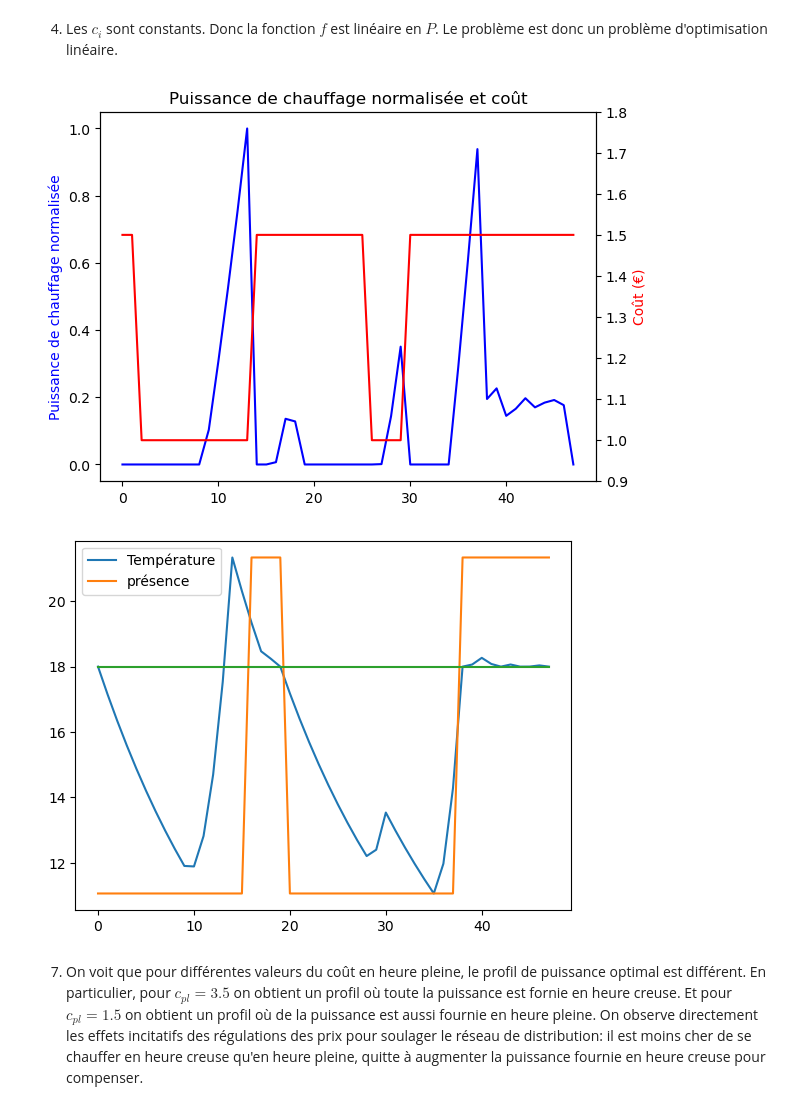
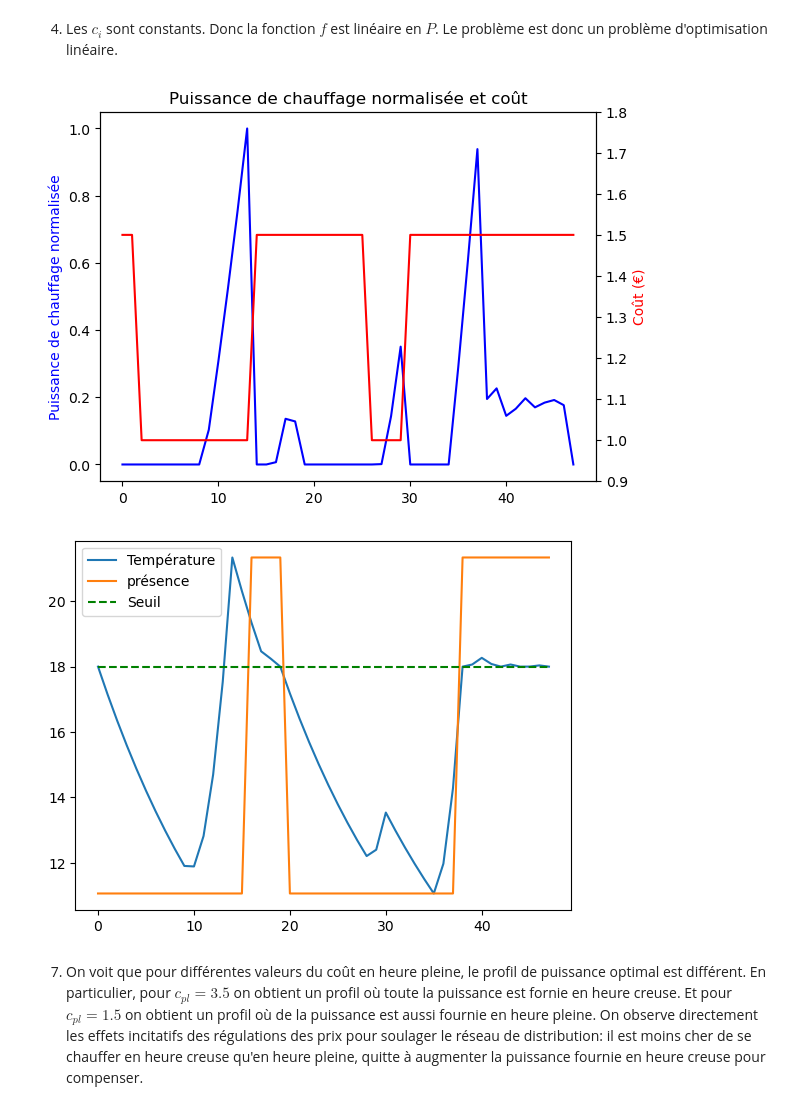
Before and after one commit to donatiendelachesnais/Projet_gr1, a Jupyter notebook: Projet_optim.ipynb, the cells around one changed output. Cells and saved outputs as stored; diff of their text form; code cells hidden in the pictures.

```diff
--- a/Projet_optim.ipynb
+++ b/Projet_optim.ipynb
@@ -108,36 +108,36 @@ P0 = np.array([0]*48)
 constraints = [{'type': 'ineq', 'fun': C1},
                {'type': 'ineq', 'fun': C2},
                {'type': 'ineq', 'fun': C3},
                {'type': 'ineq', 'fun': C4}]
 
 ##Résolution
 from scipy.optimize import minimize
 res = minimize(f, P0, constraints=constraints)
 
 ##Affichage
 import matplotlib.pyplot as plt
 
 fig, ax1 = plt.subplots()
 ax2 = plt.twinx()
 ax1.plot( res.x/np.max(res.x), 'b')
 ax1.set_ylabel('Puissance de chauffage normalisée', color='b')
 ax2.plot(ci, 'r')
 ax2.set_ylim(0.9,1.8)
 ax2.set_ylabel('Coût (€)', color='r')
 plt.title('Puissance de chauffage normalisée et coût')
 plt.show()
 
 plt.figure(2)
 plt.plot( Temp(res.x))
 plt.plot(presence*(21.3386185-11.06211968)+11.06211968)
-plt.plot([18]*48)
-plt.legend(['Température','présence'])
+plt.plot([Tm]*48, "g--")
+plt.legend(['Température','présence', 'Seuil'])
 plt.show()
 
 #print(Temp(res.x))
 # %% [output]
 [figure]
-[figure, old version]
+[figure, new version]
 # %% [markdown]
 7. On voit que pour différentes valeurs du coût en heure pleine, le profil de puissance optimal est différent. En particulier, pour $c_{pl}=3.5$ on obtient un profil où toute la puissance est fornie en heure creuse. Et pour $c_{pl}=1.5$ on obtient un profil où de la puissance est aussi fournie en heure pleine.
 On observe directement les effets incitatifs des régulations des prix pour soulager le réseau de distribution: il est moins cher de se chauffer en heure creuse qu'en heure pleine, quitte à augmenter la puissance fournie en heure creuse pour compenser.
```
Also changed, not shown: parts of 3 cells of this notebook.
